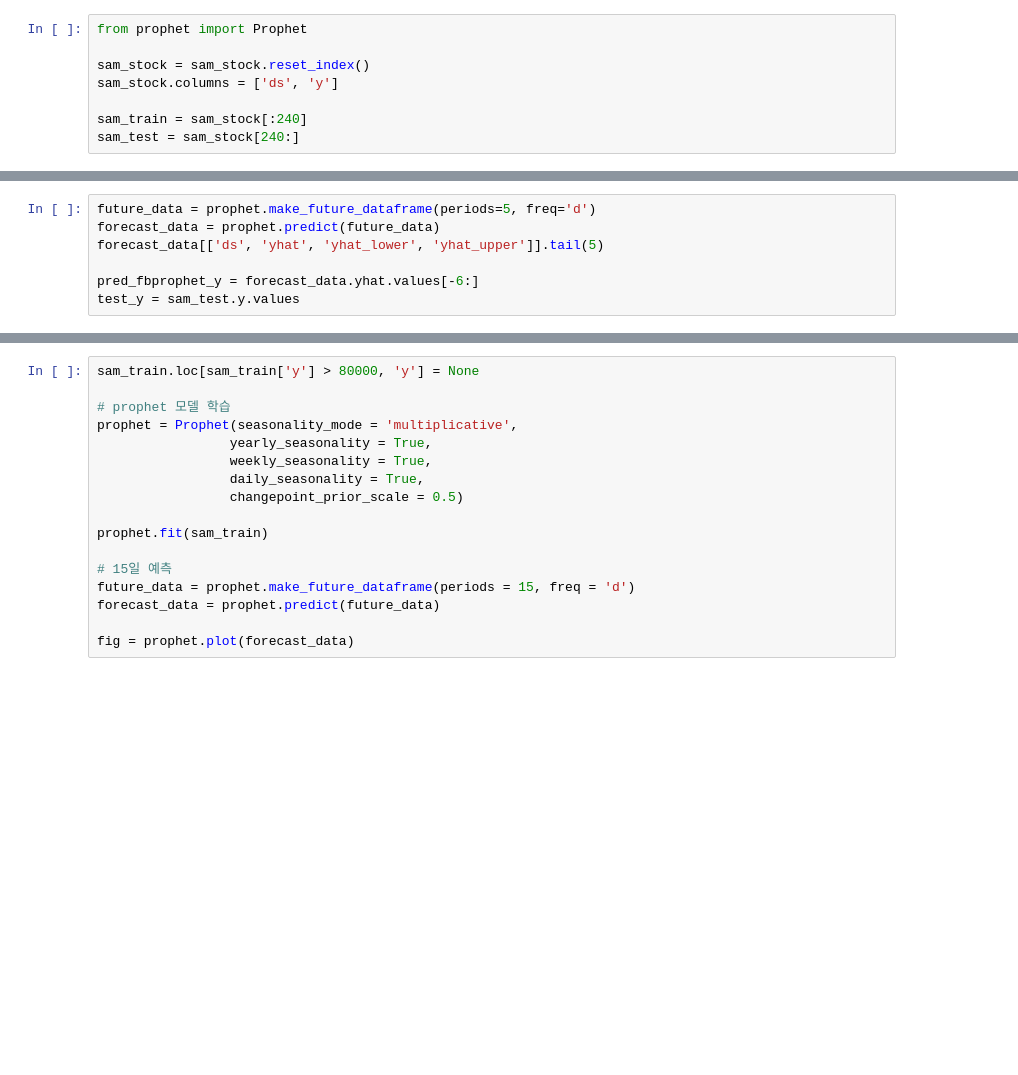
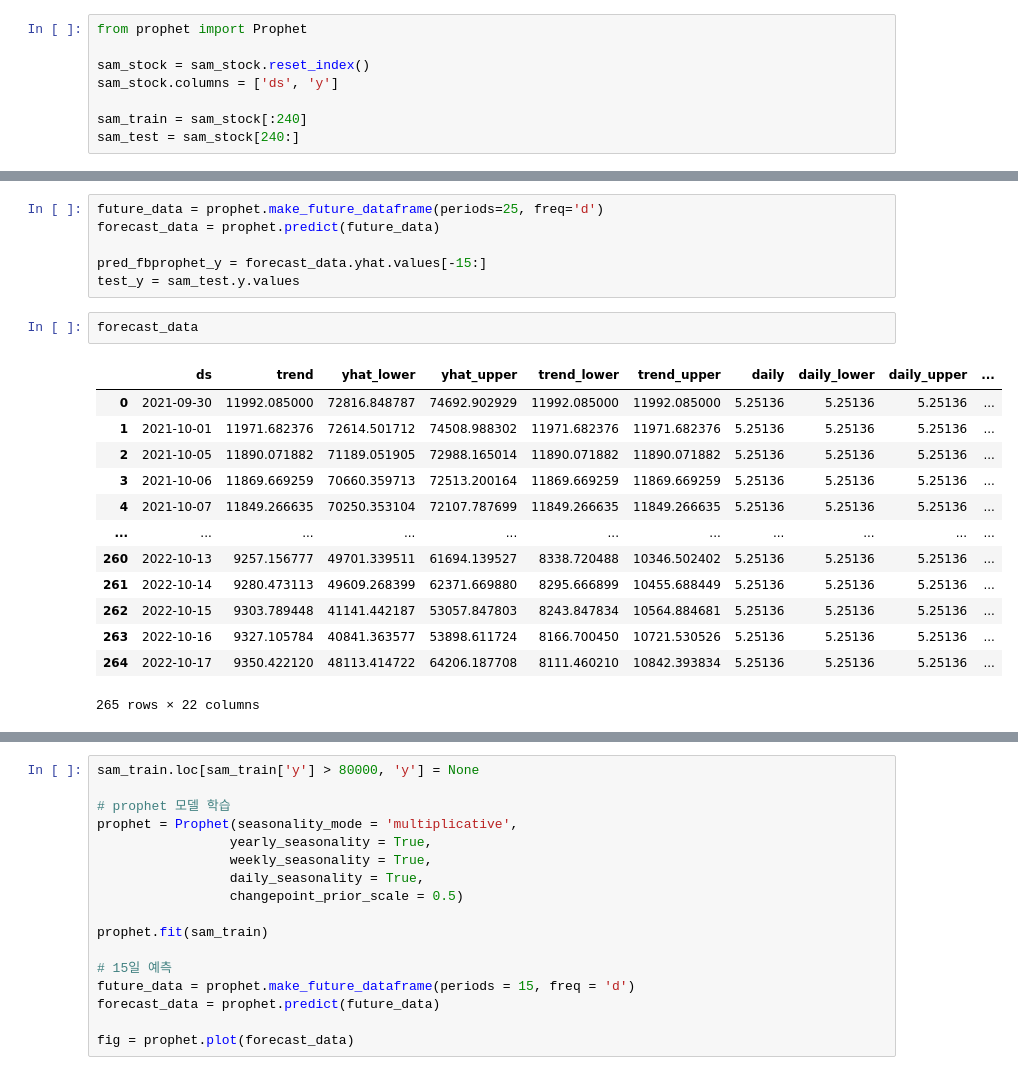
Before and after one commit to RJ-Stony/JuBoonSSa, a Jupyter notebook: Create_Stock_JSON.ipynb, the cells around one changed output, grey strips where cells are left out. Cells and saved outputs as stored; diff of their text form; blank space fills up the shorter version.

```diff
--- a/Create_Stock_JSON.ipynb
+++ b/Create_Stock_JSON.ipynb
@@ -168,12 +194,27 @@ INFO:cmdstanpy:Chain [1] start processing
 INFO:cmdstanpy:Chain [1] done processing
 <prophet.forecaster.Prophet at 0x...>
 # %%
-future_data = prophet.make_future_dataframe(periods=5, freq='d')
+future_data = prophet.make_future_dataframe(periods=25, freq='d')
 forecast_data = prophet.predict(future_data)
-forecast_data[['ds', 'yhat', 'yhat_lower', 'yhat_upper']].tail(5)
 
-pred_fbprophet_y = forecast_data.yhat.values[-6:]
+pred_fbprophet_y = forecast_data.yhat.values[-15:]
 test_y = sam_test.y.values
+# %%
+forecast_data
+# %% [output]
+|  | ds | trend | yhat_lower | yhat_upper | trend_lower | trend_upper | daily | daily_lower | daily_upper | ... |
+| 0 | 2021-09-30 | 11992.085000 | 72816.848787 | 74692.902929 | 11992.085000 | 11992.085000 | 5.25136 | 5.25136 | 5.25136 | ... |
+| 1 | 2021-10-01 | 11971.682376 | 72614.501712 | 74508.988302 | 11971.682376 | 11971.682376 | 5.25136 | 5.25136 | 5.25136 | ... |
+| 2 | 2021-10-05 | 11890.071882 | 71189.051905 | 72988.165014 | 11890.071882 | 11890.071882 | 5.25136 | 5.25136 | 5.25136 | ... |
+| 3 | 2021-10-06 | 11869.669259 | 70660.359713 | 72513.200164 | 11869.669259 | 11869.669259 | 5.25136 | 5.25136 | 5.25136 | ... |
+| 4 | 2021-10-07 | 11849.266635 | 70250.353104 | 72107.787699 | 11849.266635 | 11849.266635 | 5.25136 | 5.25136 | 5.25136 | ... |
+| ... | ... | ... | ... | ... | ... | ... | ... | ... | ... | ... |
+| 260 | 2022-10-13 | 9257.156777 | 49701.339511 | 61694.139527 | 8338.720488 | 10346.502402 | 5.25136 | 5.25136 | 5.25136 | ... |
+| 261 | 2022-10-14 | 9280.473113 | 49609.268399 | 62371.669880 | 8295.666899 | 10455.688449 | 5.25136 | 5.25136 | 5.25136 | ... |
+| 262 | 2022-10-15 | 9303.789448 | 41141.442187 | 53057.847803 | 8243.847834 | 10564.884681 | 5.25136 | 5.25136 | 5.25136 | ... |
+| 263 | 2022-10-16 | 9327.105784 | 40841.363577 | 53898.611724 | 8166.700450 | 10721.530526 | 5.25136 | 5.25136 | 5.25136 | ... |
+| 264 | 2022-10-17 | 9350.422120 | 48113.414722 | 64206.187708 | 8111.460210 | 10842.393834 | 5.25136 | 5.25136 | 5.25136 | ... |
+265 rows × 22 columns
 # %%
 %matplotlib inline
 import matplotlib.pyplot as plt
```
Also changed, not shown: parts of 13 cells of this notebook.
